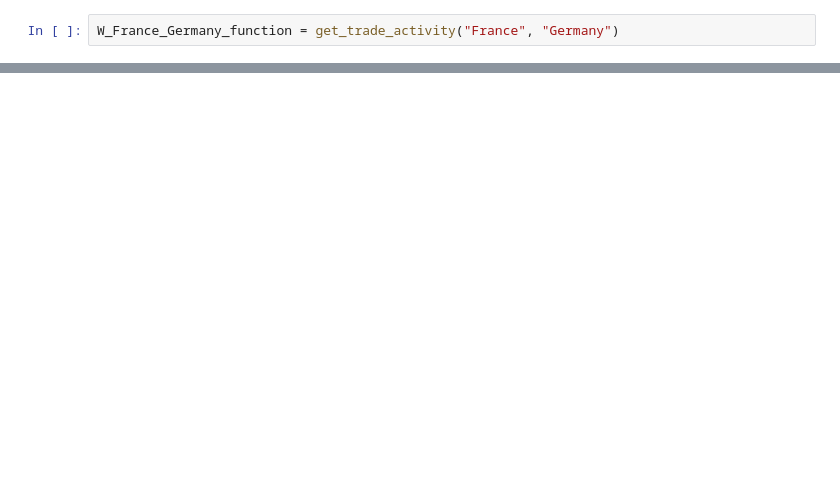
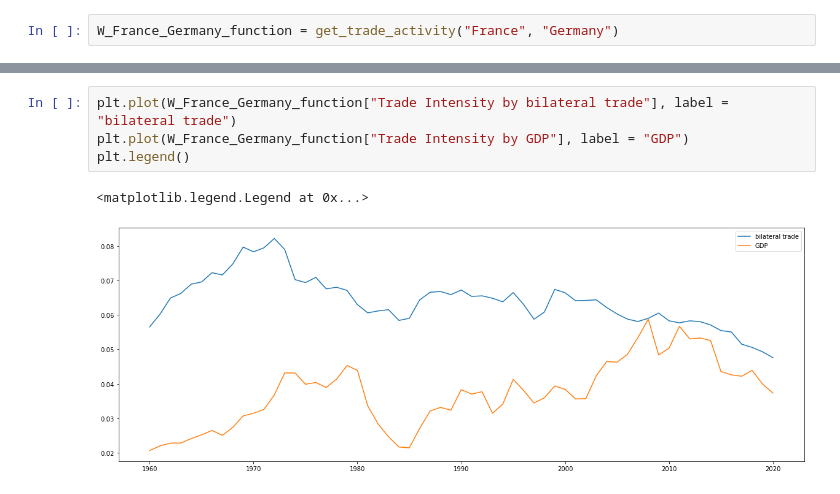
Before and after one commit to graffv/Statapp-Macroeconomie, a Jupyter notebook: trade_activity.ipynb, the cells around one changed output, grey strips where cells are left out. Cells and saved outputs as stored; diff of their text form; blank space fills up the shorter version.

```diff
--- a/trade_activity.ipynb
+++ b/trade_activity.ipynb
@@ -117,0 +129,7 @@ W_France_Germany_function.head()
+# %%
+plt.plot(W_France_Germany_function["Trade Intensity by bilateral trade"], label = "bilateral trade")
+plt.plot(W_France_Germany_function["Trade Intensity by GDP"], label = "GDP")
+plt.legend()
+# %% [output]
+<matplotlib.legend.Legend at 0x...>
+[figure, added]
```
Also changed, not shown: parts of 9 cells of this notebook.
